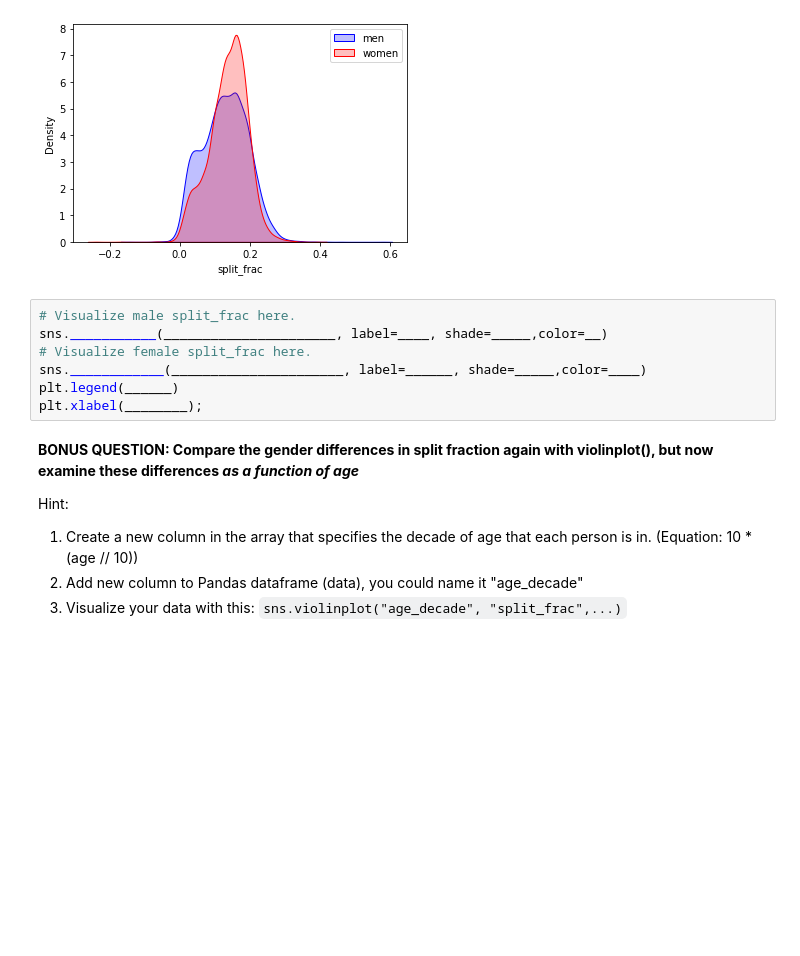
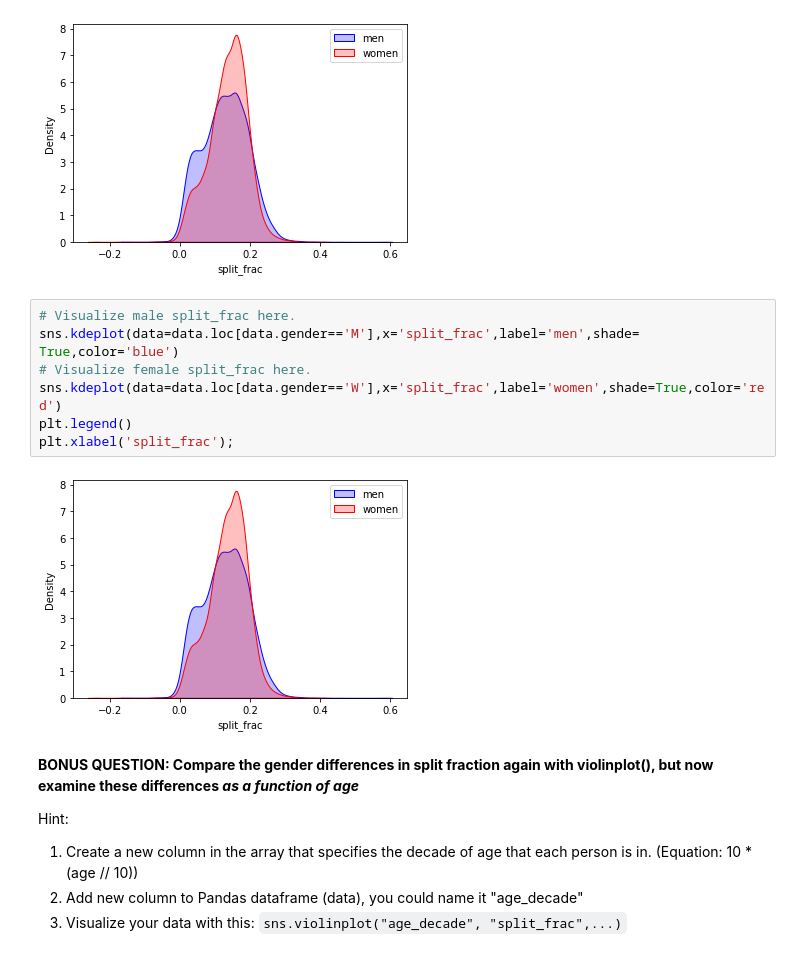
Before and after one commit to KeyvanDiba/2022_Intro_Python, a Jupyter notebook: W4_S2.ipynb, the cells around one changed output. Saved outputs shown, nothing was run; the diff lists cells and outputs as text; blank space fills up the shorter version.

```diff
--- a/W4_S2.ipynb
+++ b/W4_S2.ipynb
@@ -133,11 +133,13 @@ g.add_legend();
 ![Unknown-5.png](embedded-picture-1)
 # %%
 # Visualize male split_frac here.
-sns.___________(______________________, label=____, shade=_____,color=__)
+sns.kdeplot(data=data.loc[data.gender=='M'],x='split_frac',label='men',shade= True,color='blue')
 # Visualize female split_frac here.
-sns.____________(______________________, label=______, shade=_____,color=____)
-plt.legend(______)
-plt.xlabel(________);
+sns.kdeplot(data=data.loc[data.gender=='W'],x='split_frac',label='women',shade=True,color='red')
+plt.legend()
+plt.xlabel('split_frac');
+# %% [output]
+[figure, added]
 # %% [markdown]
 **BONUS QUESTION: Compare the gender differences in split fraction again with violinplot(), but now examine these differences *as a function of age***
 
```
